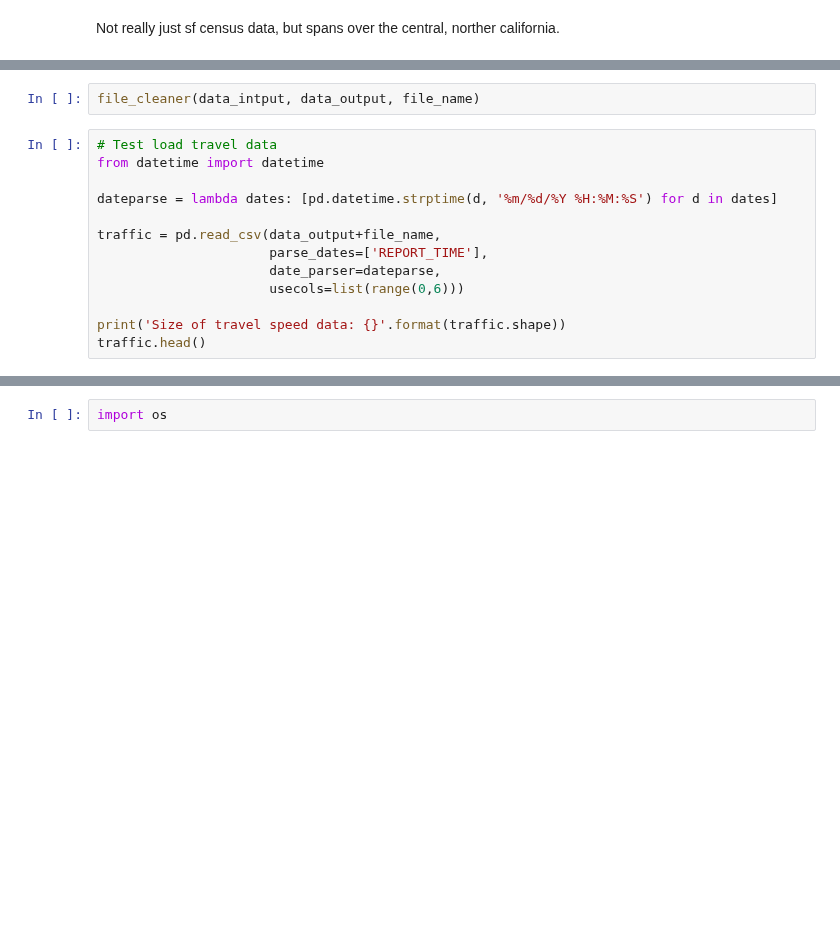
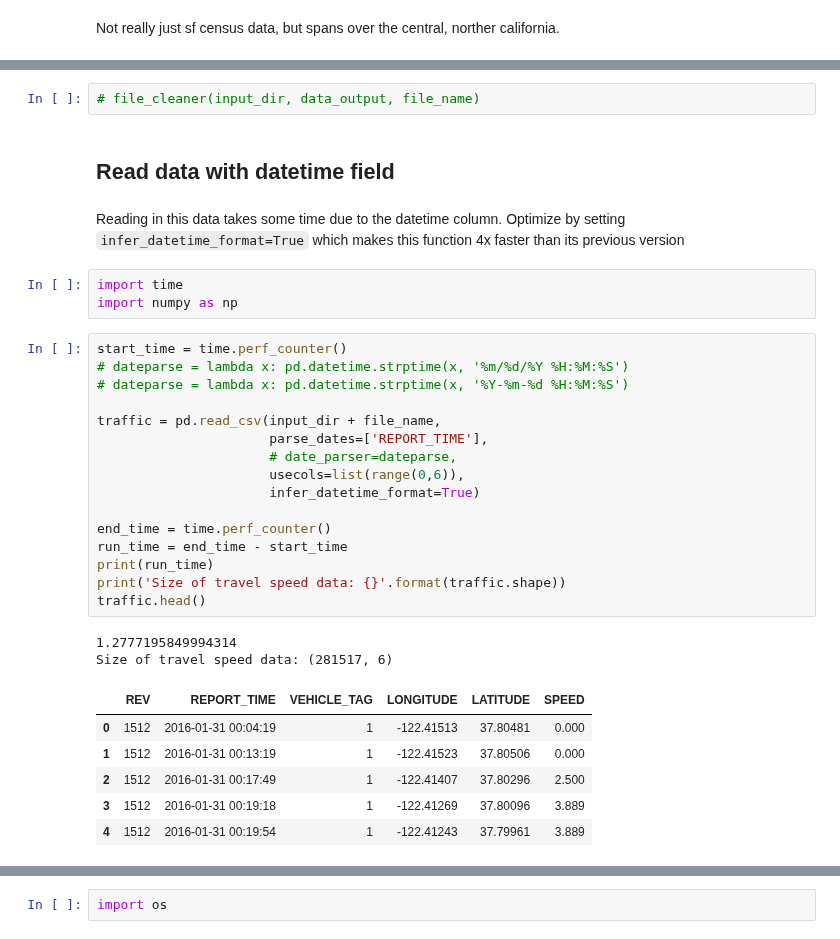
Before and after one commit to sakoki/Rushhour, a Jupyter notebook: code/region_mapper.ipynb, the cells around one changed output, grey strips where cells are left out. Drawn from its saved outputs; the diff is of its cells as text; blank space fills up the shorter version.

```diff
--- a/code/region_mapper.ipynb
+++ b/code/region_mapper.ipynb
@@ -177,15 +191,35 @@ def file_cleaner(input_dir, output_dir, file_name):
-# %%
-file_cleaner(data_intput, data_output, file_name)
+# %%
+# file_cleaner(input_dir, data_output, file_name)
+# %% [markdown]
+## Read data with datetime field
+# %% [markdown]
+Reading in this data takes some time due to the datetime column.
+Optimize by setting `infer_datetime_format=True` which makes this function 4x faster than its previous version
+# %%
+import time
+import numpy as np
 # %%
-# Test load travel data
-from datetime import datetime
+start_time = time.perf_counter()
+# dateparse = lambda x: pd.datetime.strptime(x, '%m/%d/%Y %H:%M:%S')
+# dateparse = lambda x: pd.datetime.strptime(x, '%Y-%m-%d %H:%M:%S')
 
-dateparse = lambda dates: [pd.datetime.strptime(d, '%m/%d/%Y %H:%M:%S') for d in dates]
+traffic = pd.read_csv(input_dir + file_name,
+                      parse_dates=['REPORT_TIME'],
+                      # date_parser=dateparse,
+                      usecols=list(range(0,6)),
+                      infer_datetime_format=True)
 
-traffic = pd.read_csv(data_output+file_name,
-                      parse_dates=['REPORT_TIME'],
-                      date_parser=dateparse,
-                      usecols=list(range(0,6)))
-
+end_time = time.perf_counter()
+run_time = end_time - start_time
+print(run_time)
 print('Size of travel speed data: {}'.format(traffic.shape))
 traffic.head()
+# %% [output]
+1.2777195849994314
+Size of travel speed data: (281517, 6)
+|  | REV | REPORT_TIME | VEHICLE_TAG | LONGITUDE | LATITUDE | SPEED |
+| 0 | 1512 | 2016-01-31 00:04:19 | 1 | -122.41513 | 37.80481 | 0.000 |
+| 1 | 1512 | 2016-01-31 00:13:19 | 1 | -122.41523 | 37.80506 | 0.000 |
+| 2 | 1512 | 2016-01-31 00:17:49 | 1 | -122.41407 | 37.80296 | 2.500 |
+| 3 | 1512 | 2016-01-31 00:19:18 | 1 | -122.41269 | 37.80096 | 3.889 |
+| 4 | 1512 | 2016-01-31 00:19:54 | 1 | -122.41243 | 37.79961 | 3.889 |
```
Also changed, not shown: parts of 43 cells of this notebook, 2 other files.
